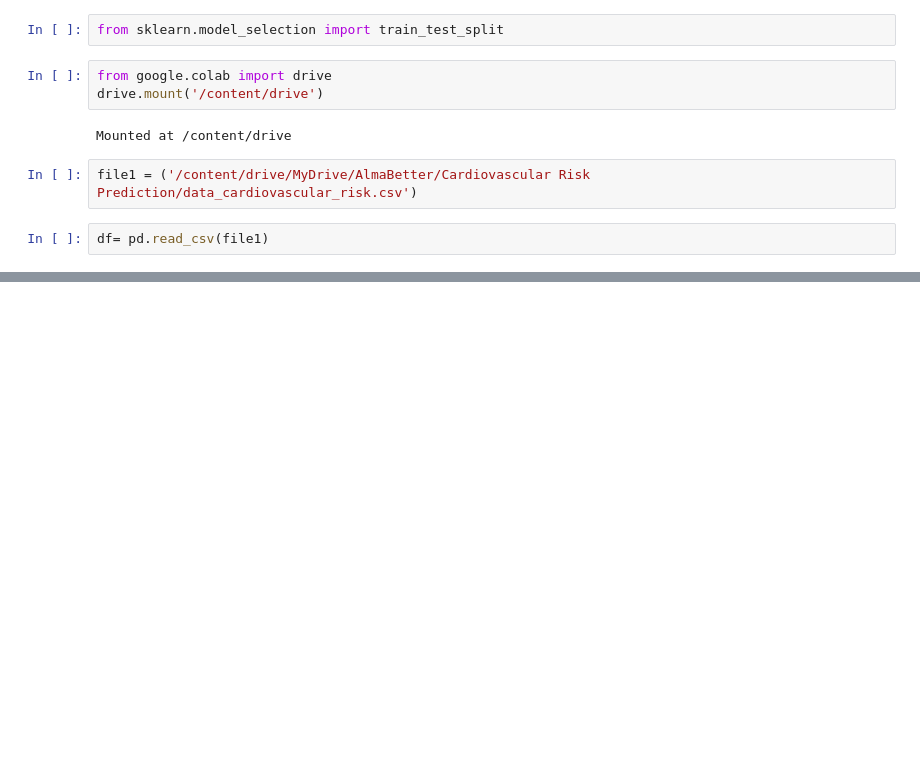
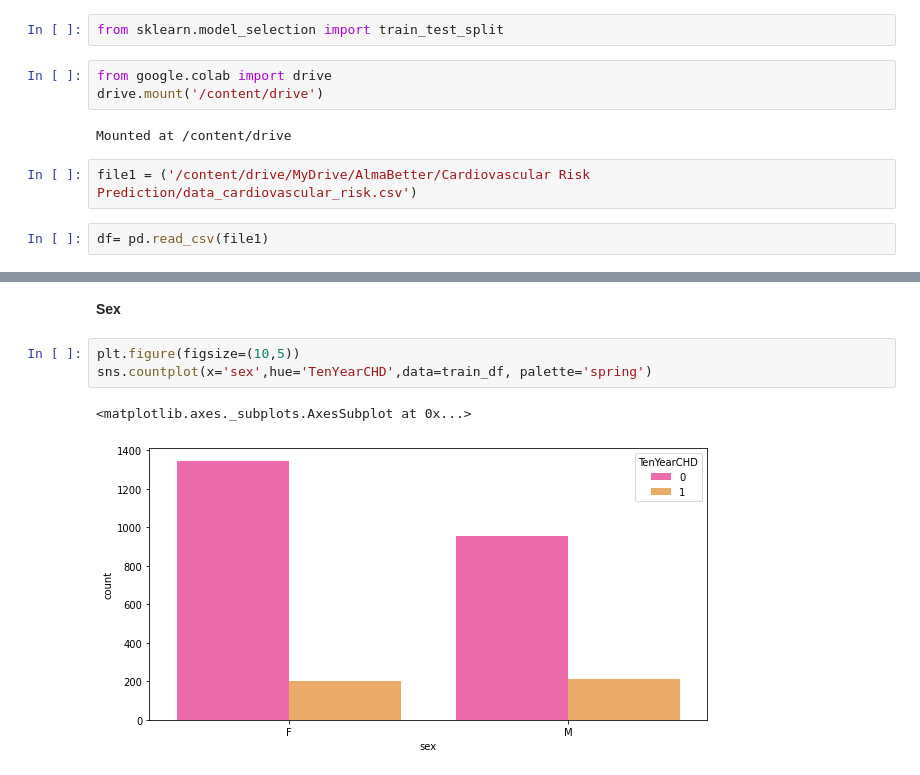
Before and after one commit to M0n1ka-05/Cardiovascular_Risk_Prediction_Model, a Jupyter notebook: Cardiovascular_Risk_Prediction.ipynb, the cells around one changed output, grey strips where cells are left out. Saved outputs shown, nothing was run; the diff lists cells and outputs as text; blank space fills up the shorter version.

```diff
--- a/Cardiovascular_Risk_Prediction.ipynb
+++ b/Cardiovascular_Risk_Prediction.ipynb
@@ -55,0 +158,8 @@ memory usage: 450.4+ KB
+# %% [markdown]
+**Sex**
+# %%
+plt.figure(figsize=(10,5))
+sns.countplot(x='sex',hue='TenYearCHD',data=train_df, palette='spring')
+# %% [output]
+<matplotlib.axes._subplots.AxesSubplot at 0x...>
+[figure, added]
```
Also changed, not shown: parts of 30 cells of this notebook.
